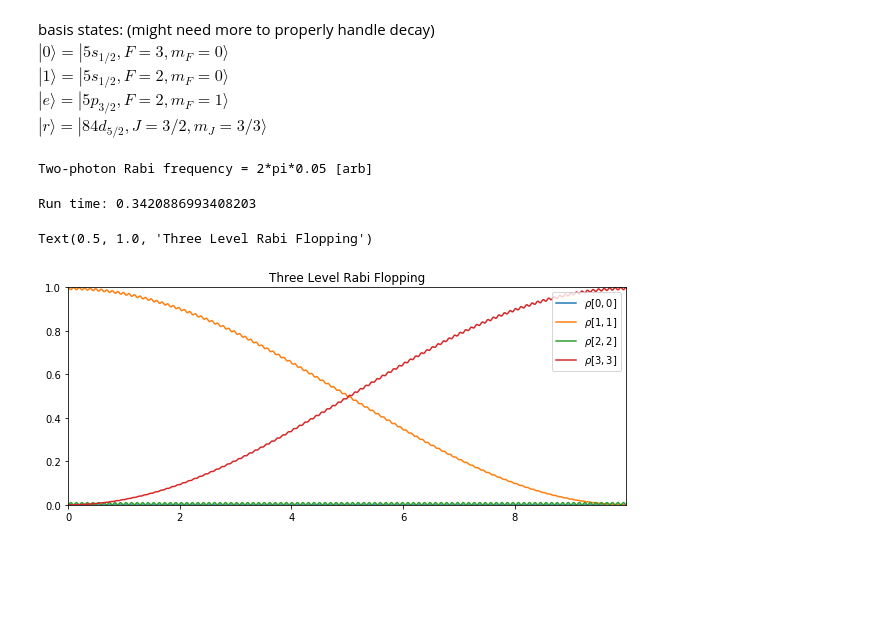
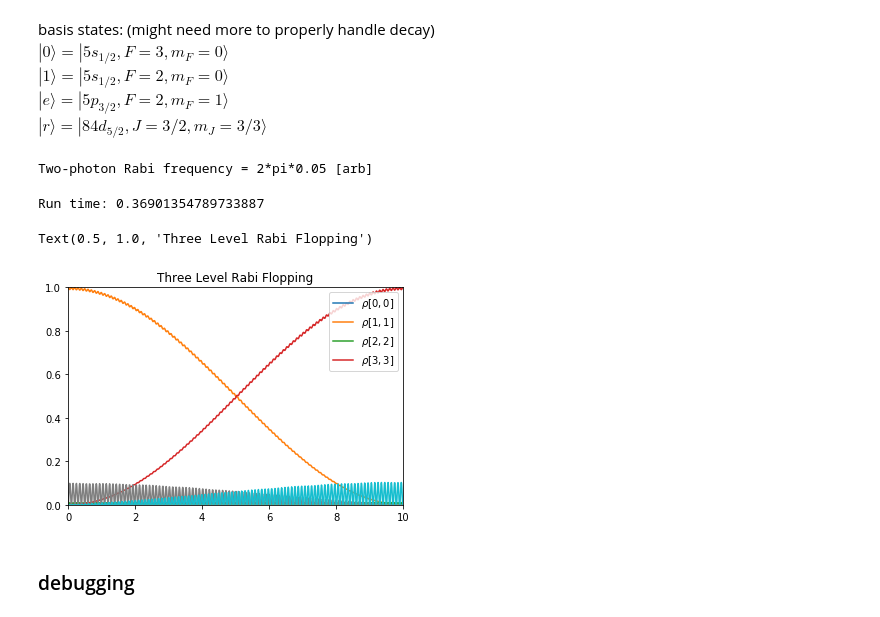
Before and after one commit to prhuft/atom-sim, a Jupyter notebook: rydberg/rydberg_rfs.ipynb, the cells around one changed output. Saved outputs shown, nothing was run; the diff lists cells and outputs as text; code cells hidden in the pictures; blank space fills up the shorter version.

```diff
--- a/rydberg/rydberg_rfs.ipynb
+++ b/rydberg/rydberg_rfs.ipynb
@@ -34,23 +36,9 @@ O1 = O1max # constant field intensity
 D1 = 10*O1max
 D2 = -D1#  + (O1(t)**2 - O2(t)**2)/(4*D1) # keeps two-photon detuning = 0
 
-H = hbar*Matrix([[0,  0,    0,    0],
-                 [0,  0,   O1/2,  0],
-                 [0, O1/2,  -D1, O2/2],
-                 [0,   0,   O2/2, -(D1+D2)]])
+H = Matrix([[0,  0,    0,    0],
+            [0,  0,   O1/2,  0],
+            [0, O1/2,  -D1, O2/2],
+            [0,   0,   O2/2, -(D1+D2)]])
 
-# H = hbar*Matrix([[0,   O1/2,  0],
-#                  [O1/2,  -D1, O2/2],
-#                  [0,   O2/2, -(D1+D2)]])
-
-
-O = abs(O1max*O2max/(2*D1))/(2*pi)
-print(f"Two-photon Rabi frequency = 2*pi*{O:.2f} [arb]")
-
-## set up the simulation
-N = H.shape[0]
-rho0 = zeros(int(N*(N + 1)/2), complex)
-rho0[4] = 1 + 0j # population starts in ground state
-sim = AtomSim(rho0, t_exp=10, hamiltonian=H)
+# H = TP(H,H) # uncomment for 2-atom system <-- this didn't work... maybe can't simply TP the full Hamiltonian
-# %% [output]
-Two-photon Rabi frequency = 2*pi*0.05 [arb]
@@ -62,16 +45,29 @@ Two-photon Rabi frequency = 2*pi*0.05 [arb]
+# %%
+O = abs(O1max*O2max/(2*D1))/(2*pi)
+print(f"Two-photon Rabi frequency = 2*pi*{O:.2f} [arb]")
+
+## set up the simulation
+N = H.shape[0]
+rho0 = zeros(int(N*(N + 1)/2), complex)
+rho0[4] = 1 + 0j # population starts in ground state
+sim = AtomSim(rho0, t_exp=10, hamiltonian=H, _hbar=1)
+# %% [output]
+Two-photon Rabi frequency = 2*pi*0.05 [arb]
 # %%
 t0 = time.time()
 rho, t = sim.runsim(t_exp=10)
 print(f"Run time: {time.time() - t0}")
-kwargs = {'figsize':(10,4)}
 # %% [output]
-Run time: 0.3420886993408203
+Run time: 0.36901354789733887
 # %%
-fig, axes = sim.plots(show=['populations'], coherences=False,
+kwargs = {'figsize':(6,4)}
+fig, axes = sim.plots(show=['populations'], coherences=True,
                       kwargs=kwargs)
 ax = axes[0]
 ax.set_ylim((0,1))
 ax.set_title('Three Level Rabi Flopping')
 # %% [output]
 Text(0.5, 1.0, 'Three Level Rabi Flopping')
-[figure, old version]
+[figure, new version]
+# %% [markdown]
+### debugging
```
Also changed, not shown: parts of 3 cells of this notebook, 2 other files.
